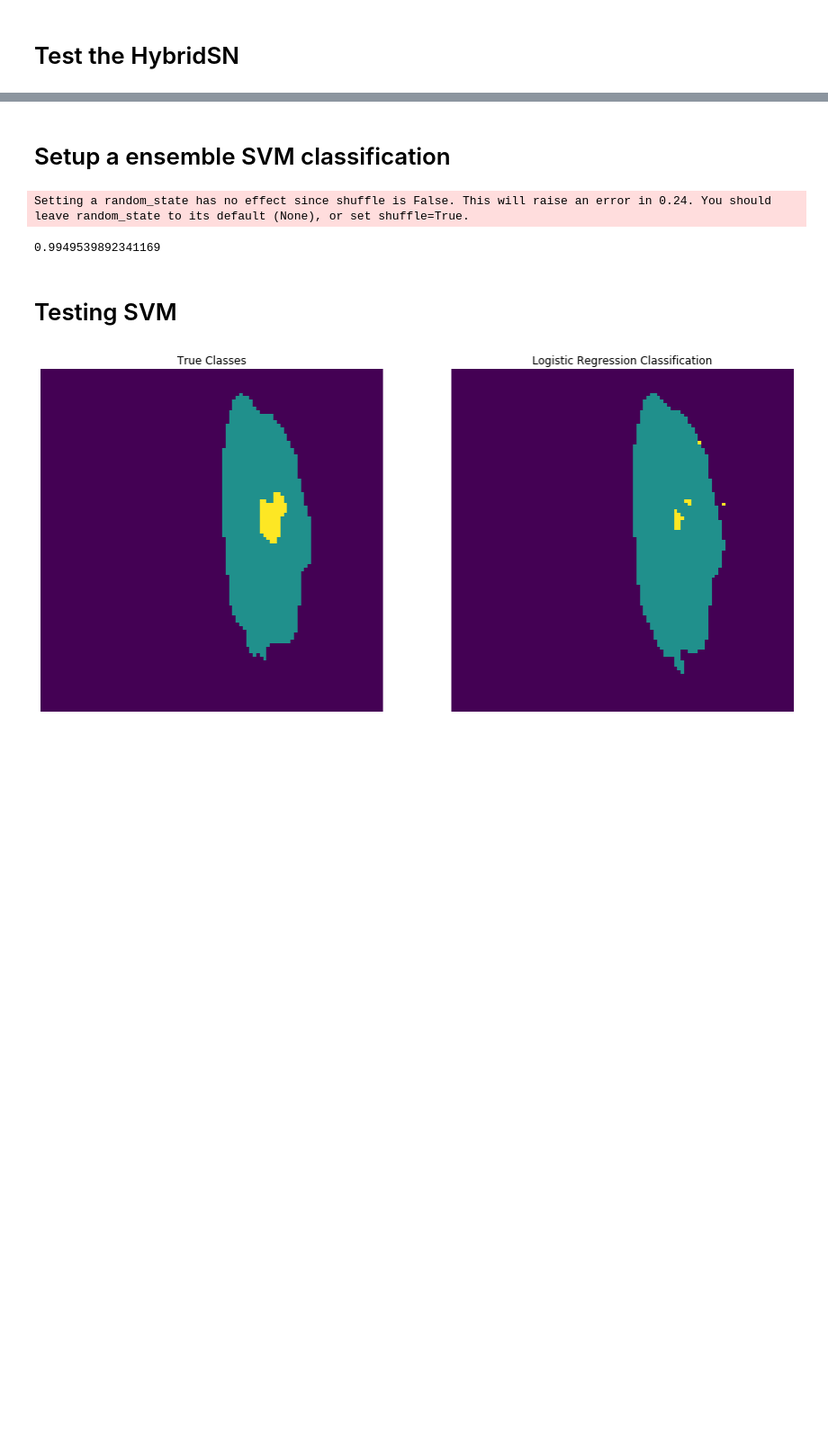
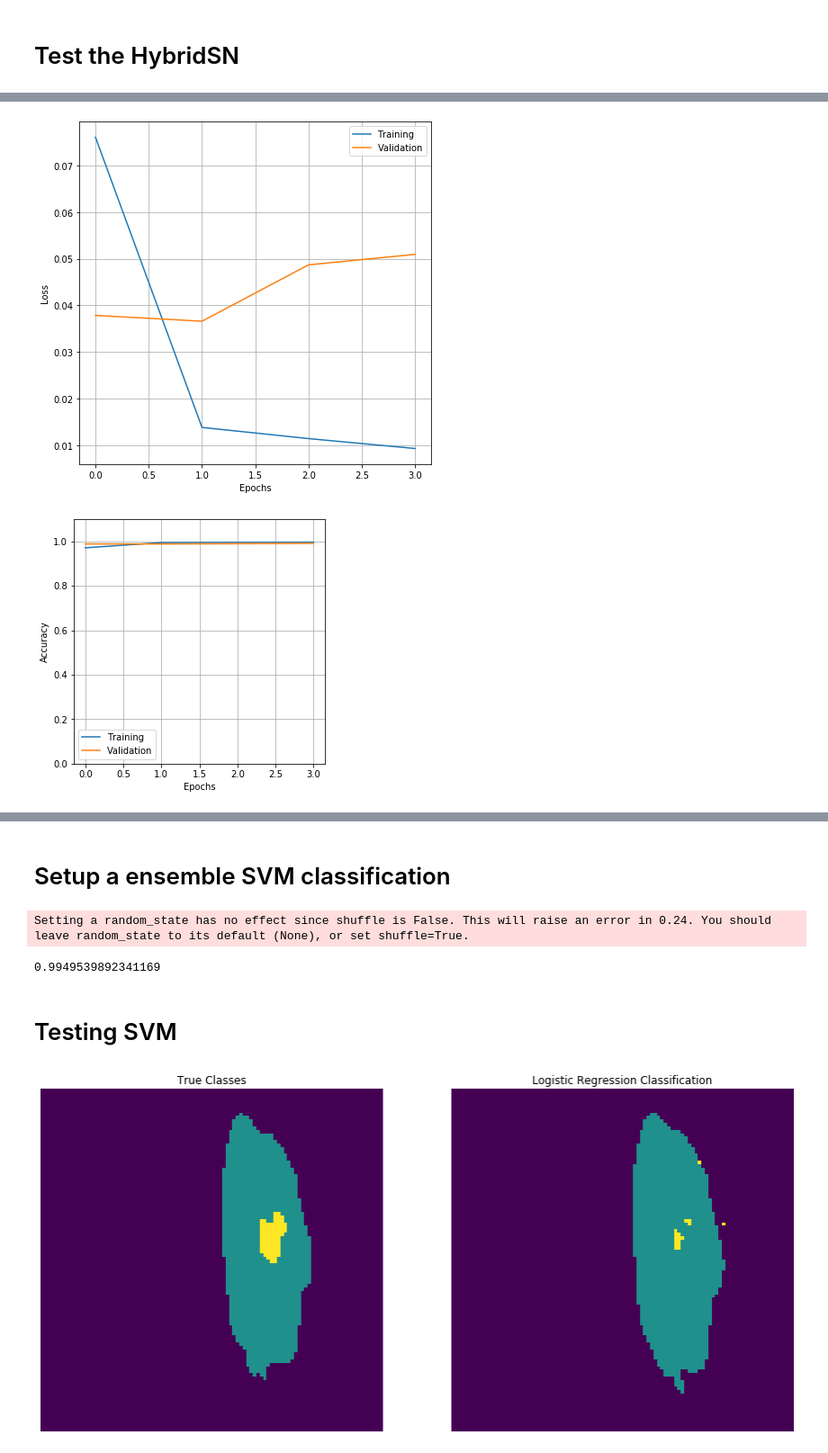
Before and after one commit to thortom/multispectral-chicken, a Jupyter notebook: ModelComparison.ipynb, the cells around one changed output, grey strips where cells are left out. Shown at 90% size. Saved outputs shown, nothing was run; the diff lists cells and outputs as text; code cells hidden in the pictures; blank space fills up the shorter version.

Commit message:
Successfully implemented HybridSN multiple image classifier

```diff
--- a/ModelComparison.ipynb
+++ b/ModelComparison.ipynb
@@ -28,7 +28,7 @@ X, Y = fake_data.get_images(30)
 
 X_train, X_test, Y_train, Y_test = mypackage.Dataset.train_test_split(X, Y, testRatio=0.3)
 X_test, X_train, scaler = mypackage.Dataset.scale(X_test, X_train, scaler='GlobalStandardization')
-# X_test, X_train = mypackage.Dataset.PCA(X_test, X_train, n_components=30, plot=False)
+X_test, X_train = mypackage.Dataset.PCA(X_test, X_train, n_components=30, plot=False)
 
 print(np.unique(Y_test), Y_test.shape, (X_test.min(), X_test.max()), X_test.shape)
 # %% [output]
@@ -36,9 +36,8 @@ print(np.unique(Y_test), Y_test.shape, (X_test.min(), X_test.max()), X_test.shap
 # %% [markdown]
 # Test the HybridSN
 # %%
-n_train = 4
-n_test  = 1
+n_train = 16
+n_test  = 4
 model = mypackage.HybridSN(X_train[:n_train], Y_train[:n_train], X_test[:n_test], Y_test[:n_test])
 model.summary()
-# model.train()
 # %% [output]
@@ -77,0 +61,2 @@ X_test[:1].shape, Y_test[:1].shape
+# %%
+model.train(epochs=4)
@@ -77,0 +80,5 @@ X_test[:1].shape, Y_test[:1].shape
+# %%
+model.plot_training_results()
+# %% [output]
+[figure, added]
+[figure, added]
```
Also changed, not shown: parts of 10 cells of this notebook, 2 other files.
